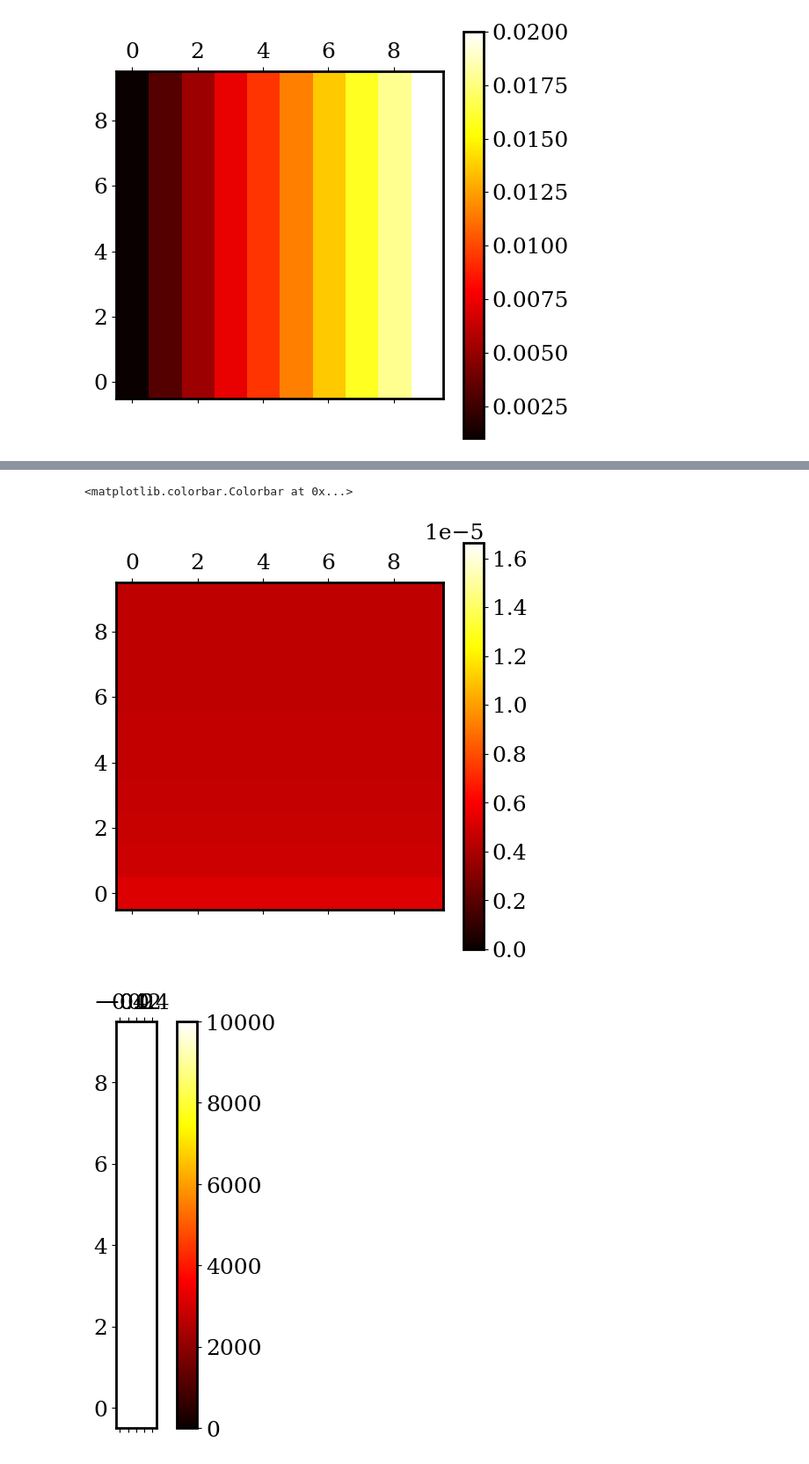
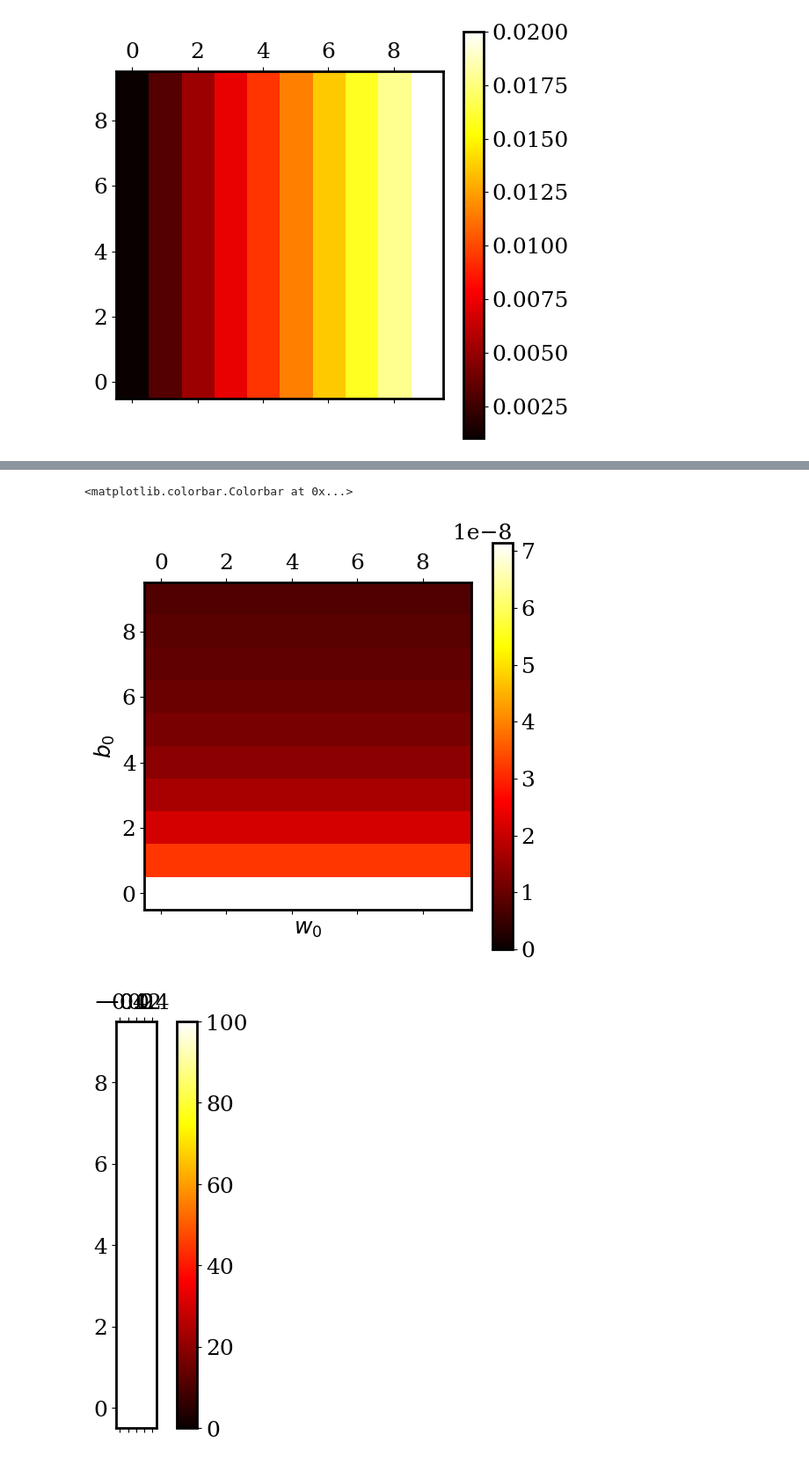
Before and after one commit to davidgbe/automated_plasticity_discovery, a Jupyter notebook: moment_control.ipynb, the cells around one changed output, grey strips where cells are left out. Shown at 88% size. Saved outputs shown, nothing was run; the diff lists cells and outputs as text; code cells hidden in the pictures.

```diff
--- a/moment_control.ipynb
+++ b/moment_control.ipynb
@@ -1367,7 +1898,12 @@ plt.colorbar(cbar)
 [figure]
 # %%
 tau_s = 0.004
-a, T = np.meshgrid(np.linspace(2, 20, 100), np.linspace(0.006, 0.02, 100))
+a, T = np.meshgrid(np.linspace(2, 20, 10), np.linspace(0.006, 0.02, 10))
+
+w_coef_I1 = 0
+w_coef_I2 = 1
+b_coef_I1 = 1
+b_coef_I2 = 0
 
 w_set_all, b_set_all = np.meshgrid(np.linspace(0.001, 0.02, 10), np.linspace(0.001, 0.02, 10))
 
@@ -1376,7 +1912,7 @@ all_vars_I1s = []
 valid_soln_counts = []
 
 for w_set, b_set in zip(w_set_all.flatten(), b_set_all.flatten()):
-    fixed_points, valid_solns_mask = find_fixed_point(a, T, w_set, b_set)
+    fixed_points, valid_solns_mask = find_fixed_point(a, T, w_set, b_set, w_coef_I1=w_coef_I1, w_coef_I2=w_coef_I2, b_coef_I1=b_coef_I1, b_coef_I2=b_coef_I2)
     solns_count = np.count_nonzero(valid_solns_mask)
     valid_soln_counts.append(solns_count)
 
@@ -1389,8 +1925,10 @@ for w_set, b_set in zip(w_set_all.flatten(), b_set_all.flatten()):
         I1, I2 = comp_integrals(fixed_points[:, 0], fixed_points[:, 1], a.flatten()[valid_solns_mask], T.flatten()[valid_solns_mask])
         lags, peaks = comp_lags_and_peaks(fixed_points[:, 0], fixed_points[:, 1], a.flatten()[valid_solns_mask], T.flatten()[valid_solns_mask])
         all_vars_I1s.append(np.var(I1))
+#         print('T', T.flatten()[valid_solns_mask])
+#         print('lags', lags)
         all_vars.append(np.var(lags))
 
 av = np.array(all_vars).reshape(10, 10)
-mvI1s = np.array(all_vars_I1s).reshape(10, 10)
+vI1s = np.array(all_vars_I1s).reshape(10, 10)
 vcn = np.array(valid_soln_counts).reshape(10, 10)
@@ -1409,17 +1952,22 @@ plt.colorbar(cbar)
 # %%
 tau_s = 0.004
-a, T = np.meshgrid(np.linspace(2, 20, 100), np.linspace(0.006, 0.02, 100))
+a, T = np.meshgrid(np.linspace(2, 20, 10), np.linspace(0.006, 0.02, 10))
 
 w_set_all, b_set_all = np.meshgrid(np.linspace(0.001, 0.02, 10), np.ones(1))
 b_fixed = 0.2
-print(w_set_all)
+
+w_coef_I1 = 0
+w_coef_I2 = 1
+b_coef_I1 = 0
+b_coef_I2 = 0
 
 all_vars = []
 all_vars_I1s = []
 valid_soln_counts = []
 
 for w_set, b_set in zip(w_set_all.flatten(), b_set_all.flatten()):
-    fixed_points, valid_solns_mask = find_fixed_point(a, T, w_set, b_set, b_rate=0, b=b_fixed)
+    fixed_points, valid_solns_mask = find_fixed_point(a, T, w_set, b_set, b_rate=0, b=b_fixed,
+                                    w_coef_I1=w_coef_I1, w_coef_I2=w_coef_I2, b_coef_I1=b_coef_I1, b_coef_I2=b_coef_I2)
     solns_count = np.count_nonzero(valid_solns_mask)
     valid_soln_counts.append(solns_count)
 
@@ -1428,13 +1976,13 @@ for w_set, b_set in zip(w_set_all.flatten(), b_set_all.flatten()):
     else:
         if len(fixed_points.shape) == 1:
             fixed_points = fixed_points.reshape(1, 2)
-        print(fixed_points[:, 0])
         I1, I2 = comp_integrals(fixed_points[:, 0], b_fixed, a.flatten()[valid_solns_mask], T.flatten()[valid_solns_mask])
         lags, peaks = comp_lags_and_peaks(fixed_points[:, 0], b_fixed, a.flatten()[valid_solns_mask], T.flatten()[valid_solns_mask])
         all_vars.append(np.var(lags))
         all_vars_I1s.append(np.var(I1))
 
 av2 = np.array(all_vars).reshape(10, 1)
-vI1s2 = np.array(all_mean_I1s).reshape(10, 1)
+vI1s2 = np.array(all_vars_I1s).reshape(10, 1)
 vcn2 = np.array(valid_soln_counts).reshape(10, 1)
+print(vcn2)
 # %% [output]
@@ -1464,12 +2005,14 @@ print(av2)
 
 scale = 2
 fig, axs = plt.subplots(1, 1, figsize=(3 * scale, 3 * scale))
-cbar = axs.matshow(av2_stacked, cmap='hot', origin='lower', vmin=0, vmax=np.nanmax(av))
+cbar = axs.matshow(av2_stacked, cmap='hot', origin='lower', vmin=0, vmax=np.nanmax(av2_stacked))
+axs.set_xlabel(r'$w_{0}$')
+axs.set_ylabel(r'$b_{0}$')
 plt.colorbar(cbar)
 
 scale = 2
 fig, axs = plt.subplots(1, 1, figsize=(3 * scale, 3 * scale))
-cbar = axs.matshow(vcn2, cmap='hot', origin='lower', vmin=0, vmax=100**2)
+cbar = axs.matshow(vcn2, cmap='hot', origin='lower', vmin=0)
 plt.colorbar(cbar)
 # %% [output]
 (10, 10)
@@ -1486,3 +2029,3 @@ plt.colorbar(cbar)
 <matplotlib.colorbar.Colorbar at 0x...>
-[figure, old version]
+[figure, new version]
-[figure, old version]
+[figure, new version]
```
Also changed, not shown: parts of 37 cells of this notebook.
